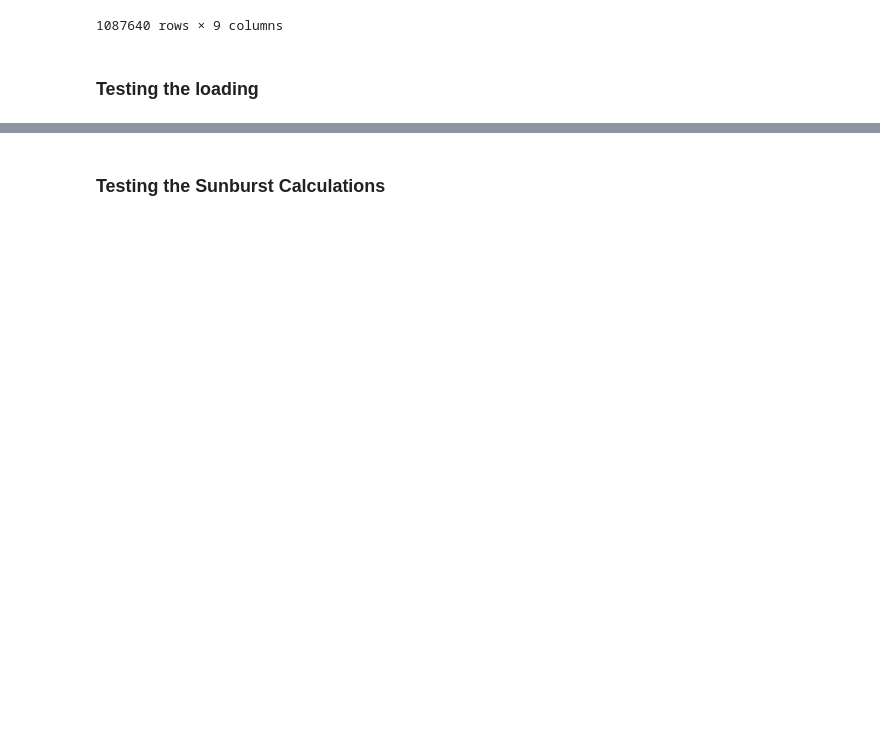
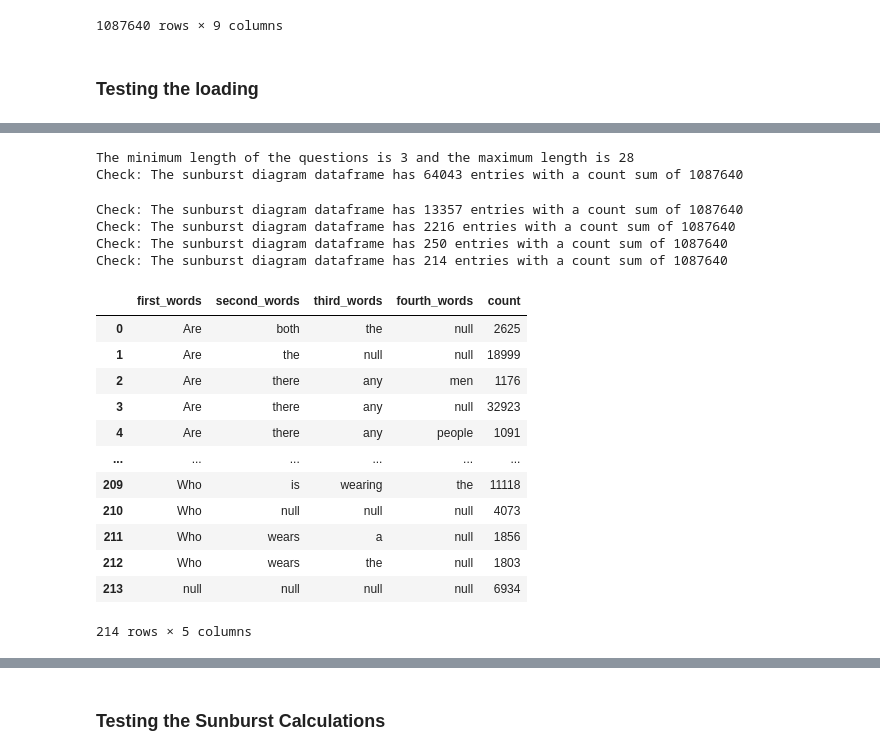
Before and after one commit to MagnusOstertag/GQA_reproduction, a Jupyter notebook: figures.ipynb, the cells around one changed output, grey strips where cells are left out. Drawn from its saved outputs; the diff is of its cells as text; code cells hidden in the pictures; blank space fills up the shorter version.

```diff
--- a/figures.ipynb
+++ b/figures.ipynb
@@ -205,21 +238,21 @@ word_counts
 # create a new dataframe with the necessary info
 sunburst_df = pd.DataFrame(columns=['first_words', 'second_words', 'third_words', 'fourth_words', 'count'])
 
-cutoff = 0.001 * len(gqa_question_stats)
-# word_counts_filtered = word_counts[word_counts['count'] > cutoff]
+print(f"The minimum length of the questions is {gqa_questions_balanced['question_length'].min()} and the maximum length is {gqa_questions_balanced['question_length'].max()}")
 
-# use apply to speed it up
+# split the question into its words
 sunburst_df['first_words'] = word_counts['first_four_words'].apply(lambda x: x.split()[0])
 sunburst_df['second_words'] = word_counts['first_four_words'].apply(lambda x: x.split()[1])
 sunburst_df['third_words'] = word_counts['first_four_words'].apply(lambda x: x.split()[2])
-sunburst_df['count']    = word_counts['count']
 sunburst_df['fourth_words'] = word_counts['first_four_words'].apply(lambda x: x.split()[3] if len(x.split()) >= 4  else "")
 
-# set the fourth_word to None if the count is below the cutoff
-sunburst_df.loc[sunburst_df['count'] < cutoff, 'fourth_words'] = ""
+# remove the question mark for the third_word and the forth_word
+sunburst_df['third_words'] = sunburst_df['third_words'].apply(lambda x: x[:-1] if x[-1] == '?' else x)
+sunburst_df['fourth_words'] = sunburst_df['fourth_words'].apply(lambda x: x[:-1] if x != "" and x[-1] == '?' else x)
 
-# # set the third_word to None if the count is below the cutoff and the fourth_word is None
-# sunburst_df.loc[sunburst_df['fourth_words'].isna() & (sunburst_df['count'] < cutoff), 'third_words'] = None
+sunburst_df['count'] = word_counts['count']
 
-# # set the second_word to None if the count is below the cutoff and the third_word is None
-# sunburst_df.loc[sunburst_df['third_words'].isna() & (sunburst_df['count'] < cutoff), 'second_words'] = None
+print(f"Check: The sunburst diagram dataframe has {sunburst_df.shape[0]} entries with a count sum of {sunburst_df['count'].sum()}")
+# %% [output]
+The minimum length of the questions is 3 and the maximum length is 28
+Check: The sunburst diagram dataframe has 64043 entries with a count sum of 1087640
@@ -240,2 +259,58 @@ print(f"With the following percentage of the count: {(1 - sunburst_df_heuristic[
+# %%
+cutoff = 0.001 * len(gqa_questions_balanced)
+sunburst_df_reduced = sunburst_df.copy()
+
+# set the fourth_word to None if the count is below the cutoff
+sunburst_df_reduced.loc[sunburst_df_reduced['count'] < cutoff, 'fourth_words'] = "null"
+# "null" workaround because of https://github.com/plotly/plotly.py/issues/3589
+
+# aggregate the count of the duplicate entries (resulting from the cutoff) and drop the duplicates
+sunburst_df_reduced = sunburst_df_reduced.groupby(['first_words', 'second_words', 'third_words', 'fourth_words'])['count'].sum().reset_index()
+sunburst_df_reduced.drop_duplicates(inplace=True, keep='first')
+print(f"Check: The sunburst diagram dataframe has {len(sunburst_df_reduced)} entries with a count sum of {sunburst_df_reduced['count'].sum()}")
+
+# set the third_word to None if the fourth_word is None and the count still below the cutoff
+sunburst_df_reduced.loc[(sunburst_df_reduced['fourth_words'] == "null") & (sunburst_df_reduced['count'] < cutoff), 'third_words'] = "null"
+
+# aggregate the count of the duplicate entries (resulting from the cutoff) and drop the duplicates
+sunburst_df_reduced = sunburst_df_reduced.groupby(['first_words', 'second_words', 'third_words', 'fourth_words'])['count'].sum().reset_index()
+sunburst_df_reduced.drop_duplicates(inplace=True, keep='first')
+print(f"Check: The sunburst diagram dataframe has {len(sunburst_df_reduced)} entries with a count sum of {sunburst_df_reduced['count'].sum()}")
+
+# set the second_word to None if the third_word is None and the count still below the cutoff
+sunburst_df_reduced.loc[(sunburst_df_reduced['third_words'] == "null") & (sunburst_df_reduced['count'] < cutoff), 'second_words'] = "null"
+
+# aggregate the count of the duplicate entries (resulting from the cutoff) and drop the duplicates
+sunburst_df_reduced = sunburst_df_reduced.groupby(['first_words', 'second_words', 'third_words', 'fourth_words'])['count'].sum().reset_index()
+sunburst_df_reduced.drop_duplicates(inplace=True, keep='first')
+print(f"Check: The sunburst diagram dataframe has {len(sunburst_df_reduced)} entries with a count sum of {sunburst_df_reduced['count'].sum()}")
+
+# set the first_word to None if the second_word is None and the count still below the cutoff
+sunburst_df_reduced.loc[(sunburst_df_reduced['second_words'] == "null") & (sunburst_df_reduced['count'] < cutoff), 'first_words'] = "null"
+
+# aggregate the count of the duplicate entries (resulting from the cutoff) and drop the duplicates
+sunburst_df_reduced = sunburst_df_reduced.groupby(['first_words', 'second_words', 'third_words', 'fourth_words'])['count'].sum().reset_index()
+sunburst_df_reduced.drop_duplicates(inplace=True, keep='first')
+print(f"Check: The sunburst diagram dataframe has {len(sunburst_df_reduced)} entries with a count sum of {sunburst_df_reduced['count'].sum()}")
+
+sunburst_df_reduced
+# %% [output]
+Check: The sunburst diagram dataframe has 13357 entries with a count sum of 1087640
+Check: The sunburst diagram dataframe has 2216 entries with a count sum of 1087640
+Check: The sunburst diagram dataframe has 250 entries with a count sum of 1087640
+Check: The sunburst diagram dataframe has 214 entries with a count sum of 1087640
+|  | first_words | second_words | third_words | fourth_words | count |
+| 0 | Are | both | the | null | 2625 |
+| 1 | Are | the | null | null | 18999 |
+| 2 | Are | there | any | men | 1176 |
+| 3 | Are | there | any | null | 32923 |
+| 4 | Are | there | any | people | 1091 |
+| ... | ... | ... | ... | ... | ... |
+| 209 | Who | is | wearing | the | 11118 |
+| 210 | Who | null | null | null | 4073 |
+| 211 | Who | wears | a | null | 1856 |
+| 212 | Who | wears | the | null | 1803 |
+| 213 | null | null | null | null | 6934 |
+214 rows × 5 columns
 # %%
 # for all values below the cutoff, go even back further and sum up the counts for the first two words
```
Also changed, not shown: parts of 28 cells of this notebook, 2 other files.
